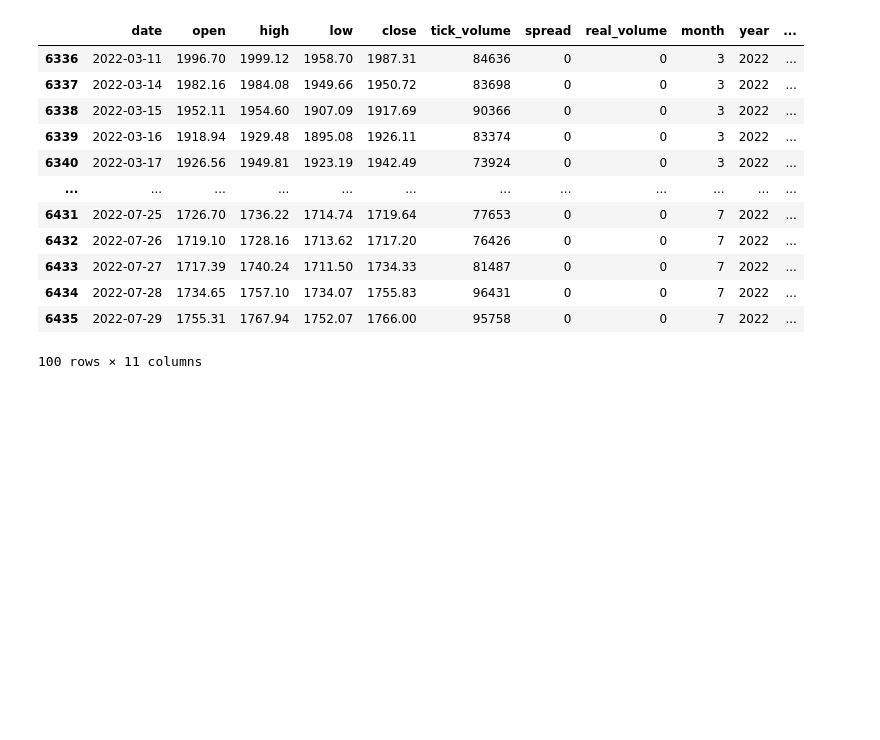
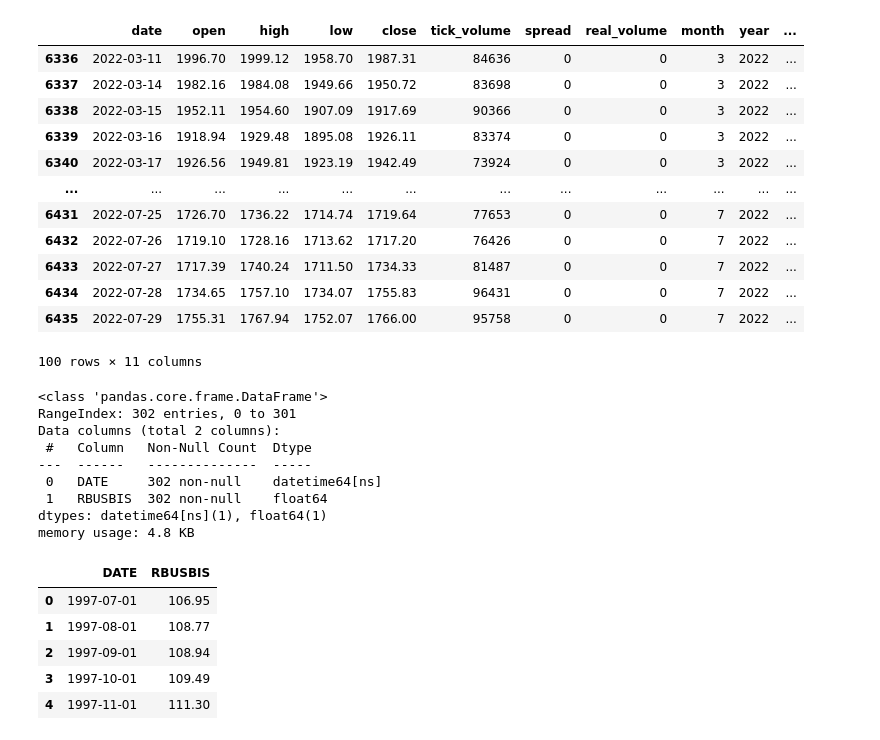
Before and after one commit to jaybfn/Gold_Price_Forecasting, a Jupyter notebook: df_compare.ipynb, the cells around one changed output. Drawn from its saved outputs; the diff is of its cells as text; code cells hidden in the pictures; blank space fills up the shorter version.

```diff
--- a/df_compare.ipynb
+++ b/df_compare.ipynb
@@ -121,0 +176,19 @@ GOLD_CPI.tail(100)
+# %%
+EXCHANGE.info()
+EXCHANGE.head()
+# %% [output]
+<class 'pandas.core.frame.DataFrame'>
+RangeIndex: 302 entries, 0 to 301
+Data columns (total 2 columns):
+ #   Column   Non-Null Count  Dtype
+---  ------   --------------  -----
+ 0   DATE     302 non-null    datetime64[ns]
+ 1   RBUSBIS  302 non-null    float64
+dtypes: datetime64[ns](1), float64(1)
+memory usage: 4.8 KB
+|  | DATE | RBUSBIS |
+| 0 | 1997-07-01 | 106.95 |
+| 1 | 1997-08-01 | 108.77 |
+| 2 | 1997-09-01 | 108.94 |
+| 3 | 1997-10-01 | 109.49 |
+| 4 | 1997-11-01 | 111.30 |
```
Also changed, not shown: parts of 8 cells of this notebook.
